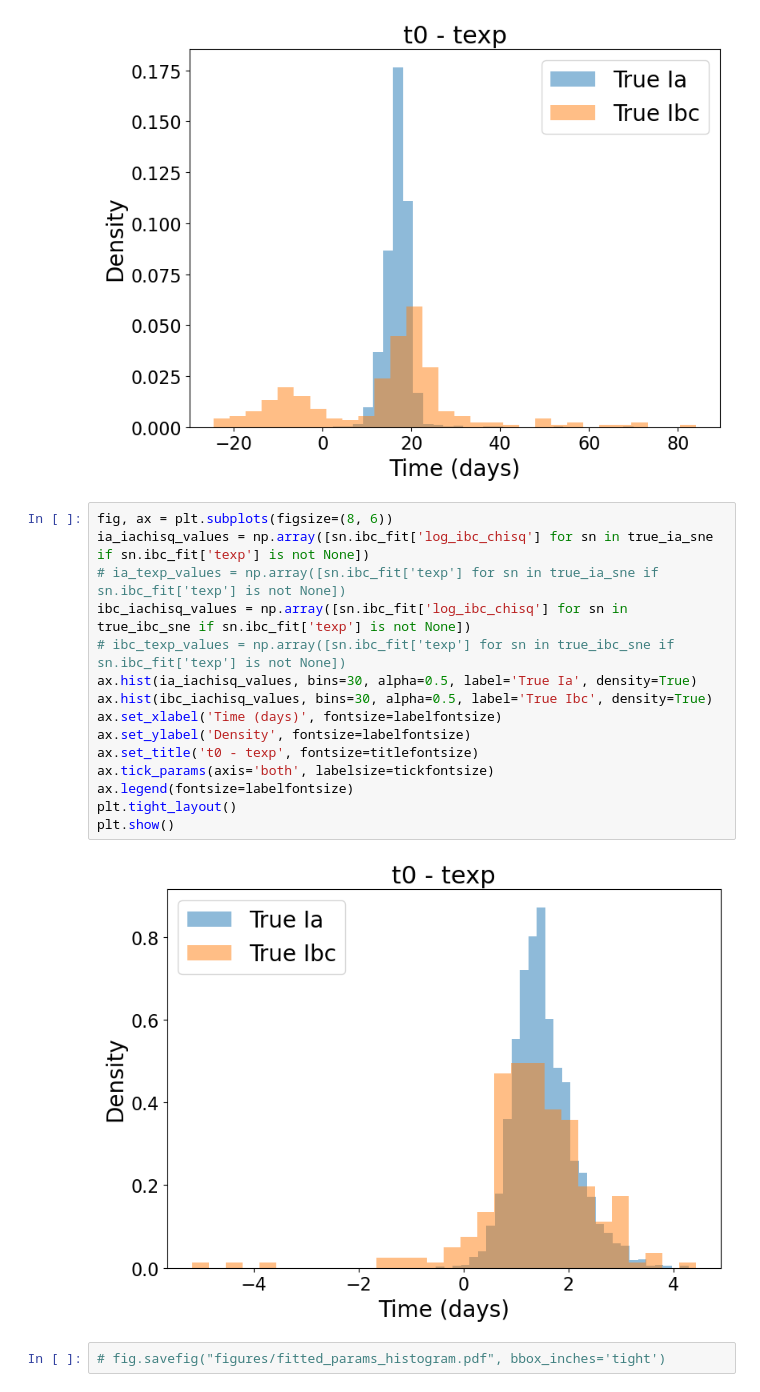
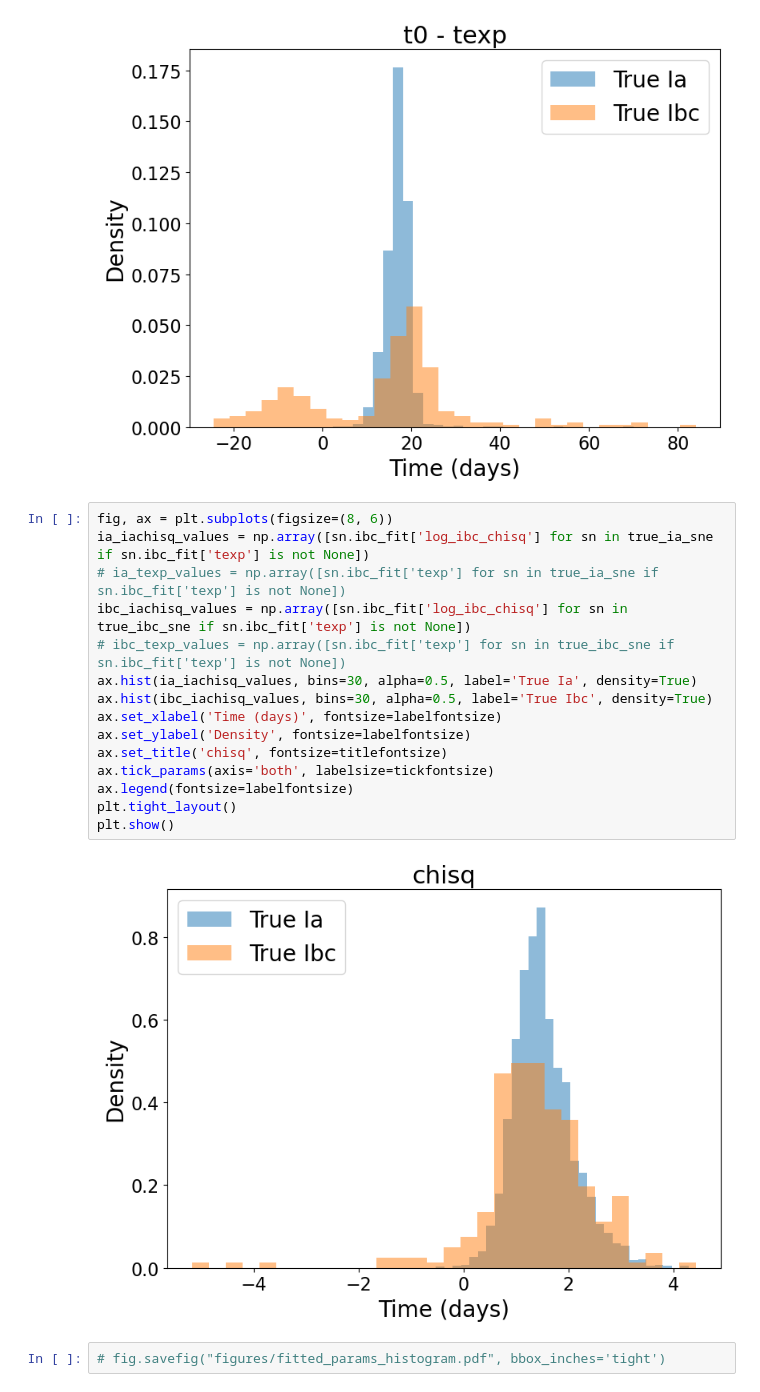
Before and after one commit to asmuzsoy/beams_ext, a Jupyter notebook: separate_parameters.ipynb, the cells around one changed output. Drawn from its saved outputs; the diff is of its cells as text.

```diff
--- a/separate_parameters.ipynb
+++ b/separate_parameters.ipynb
@@ -416,20 +414,20 @@ plt.show()
 # %%
 fig, ax = plt.subplots(figsize=(8, 6))
 ia_iachisq_values = np.array([sn.ibc_fit['log_ibc_chisq'] for sn in true_ia_sne if sn.ibc_fit['texp'] is not None])
 # ia_texp_values = np.array([sn.ibc_fit['texp'] for sn in true_ia_sne if sn.ibc_fit['texp'] is not None])
 ibc_iachisq_values = np.array([sn.ibc_fit['log_ibc_chisq'] for sn in true_ibc_sne if sn.ibc_fit['texp'] is not None])
 # ibc_texp_values = np.array([sn.ibc_fit['texp'] for sn in true_ibc_sne if sn.ibc_fit['texp'] is not None])
 ax.hist(ia_iachisq_values, bins=30, alpha=0.5, label='True Ia', density=True)
 ax.hist(ibc_iachisq_values, bins=30, alpha=0.5, label='True Ibc', density=True)
 ax.set_xlabel('Time (days)', fontsize=labelfontsize)
 ax.set_ylabel('Density', fontsize=labelfontsize)
-ax.set_title('t0 - texp', fontsize=titlefontsize)
+ax.set_title('chisq', fontsize=titlefontsize)
 ax.tick_params(axis='both', labelsize=tickfontsize)
 ax.legend(fontsize=labelfontsize)
 plt.tight_layout()
 plt.show()
 # %% [output]
-[figure, old version]
+[figure, new version]
 # %%
 # fig.savefig("figures/fitted_params_histogram.pdf", bbox_inches='tight')
 # %% [markdown]
```
Also changed, not shown: parts of 24 cells of this notebook.
